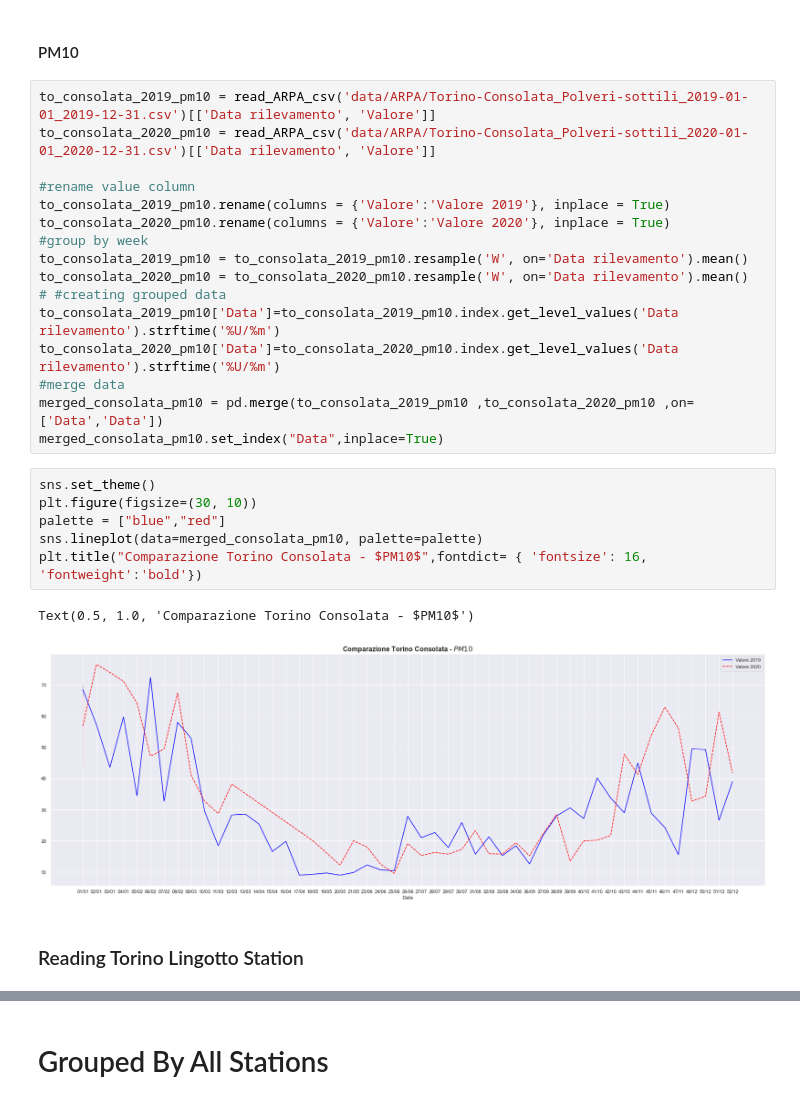
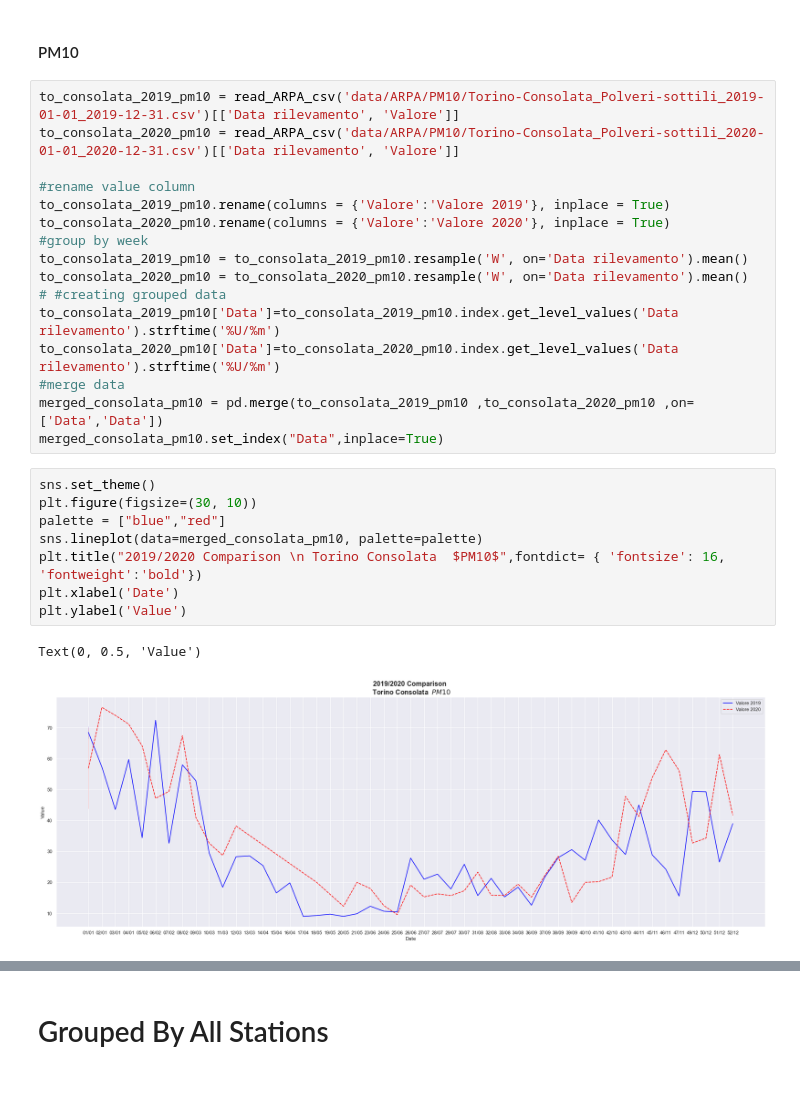
Before and after one commit to danielegerbaldo/Turin-Air-Quality-Comparison-Lockdown, a Jupyter notebook: Air-Quality.ipynb, the cells around one changed output, grey strips where cells are left out. Saved outputs shown, nothing was run; the diff lists cells and outputs as text.

```diff
--- a/Air-Quality.ipynb
+++ b/Air-Quality.ipynb
@@ -254,8 +264,8 @@ Text(0.5, 1.0, 'Comparazione Torino Consolata - Monossido di Azoto $NO$')
 # %% [markdown]
 #### PM10
 # %%
-to_consolata_2019_pm10 = read_ARPA_csv('data/ARPA/Torino-Consolata_Polveri-sottili_2019-01-01_2019-12-31.csv')[['Data rilevamento', 'Valore']]
-to_consolata_2020_pm10 = read_ARPA_csv('data/ARPA/Torino-Consolata_Polveri-sottili_2020-01-01_2020-12-31.csv')[['Data rilevamento', 'Valore']]
+to_consolata_2019_pm10 = read_ARPA_csv('data/ARPA/PM10/Torino-Consolata_Polveri-sottili_2019-01-01_2019-12-31.csv')[['Data rilevamento', 'Valore']]
+to_consolata_2020_pm10 = read_ARPA_csv('data/ARPA/PM10/Torino-Consolata_Polveri-sottili_2020-01-01_2020-12-31.csv')[['Data rilevamento', 'Valore']]
 
 #rename value column
 to_consolata_2019_pm10.rename(columns = {'Valore':'Valore 2019'}, inplace = True)
@@ -272,11 +282,11 @@ merged_consolata_pm10.set_index("Data",inplace=True)
 # %%
 sns.set_theme()
 plt.figure(figsize=(30, 10))
 palette = ["blue","red"]
 sns.lineplot(data=merged_consolata_pm10, palette=palette)
-plt.title("Comparazione Torino Consolata - $PM10$",fontdict= { 'fontsize': 16, 'fontweight':'bold'})
+plt.title("2019/2020 Comparison \n Torino Consolata  $PM10$",fontdict= { 'fontsize': 16, 'fontweight':'bold'})
+plt.xlabel('Date')
+plt.ylabel('Value')
 # %% [output]
-Text(0.5, 1.0, 'Comparazione Torino Consolata - $PM10$')
+Text(0, 0.5, 'Value')
-[figure, old version]
+[figure, new version]
-# %% [markdown]
-### Reading Torino Lingotto Station
```
Also changed, not shown: parts of 21 cells of this notebook, 27 other files.
